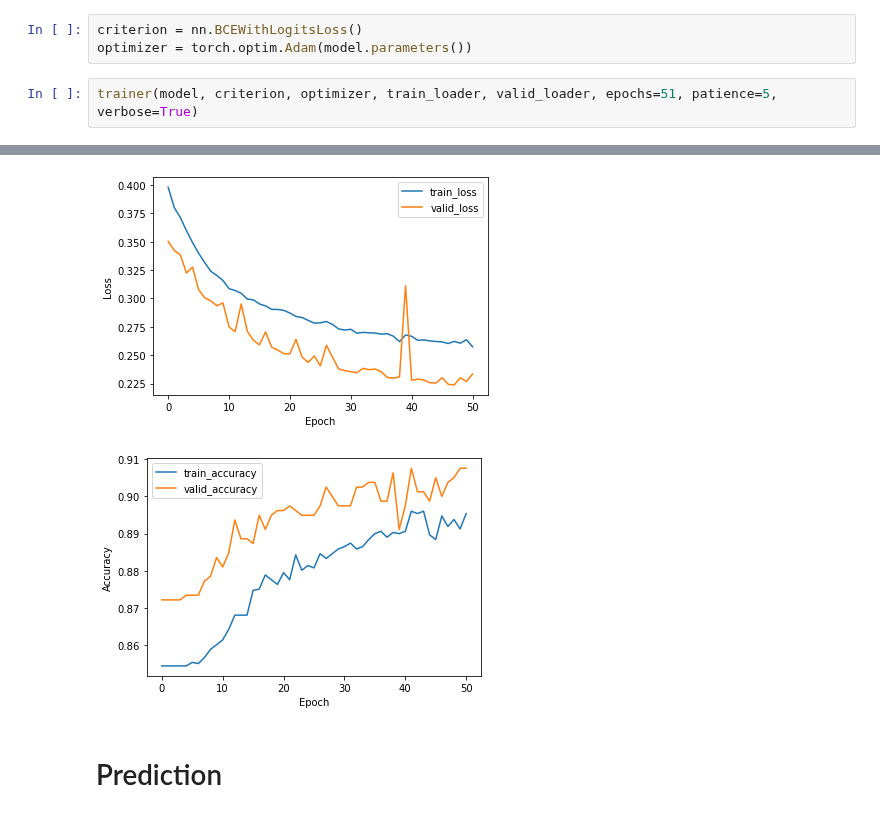
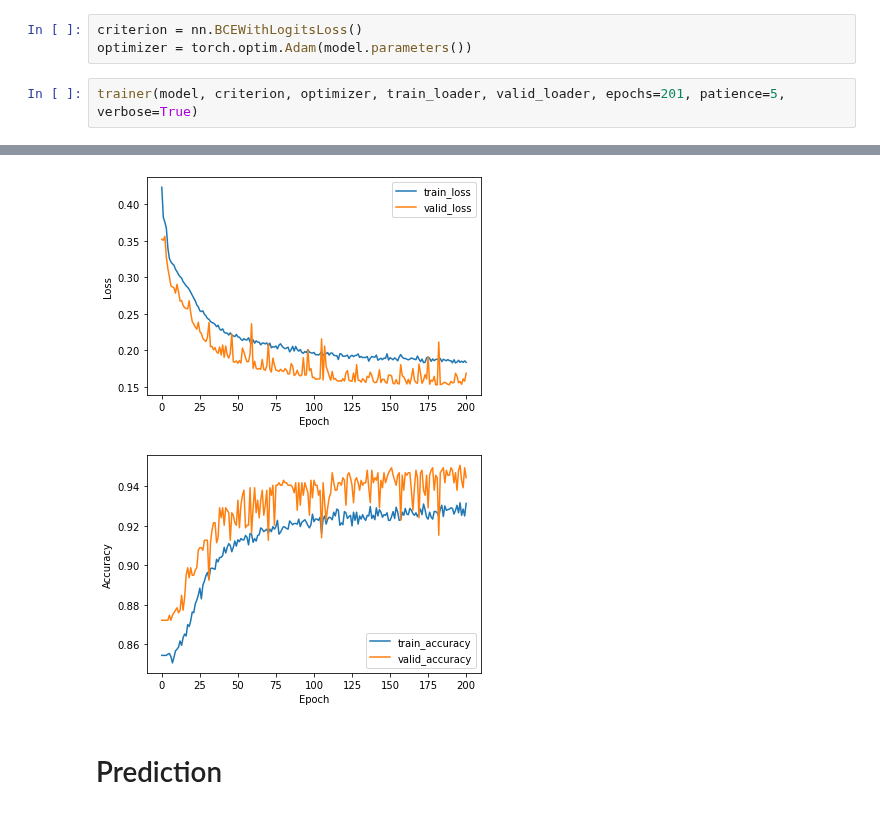
Before and after one commit to johnwslee/Data_Science_Libraries, a Jupyter notebook: PyTorch/binary_classification/normal_tumor_cell_classification.ipynb, the cells around one changed output, grey strips where cells are left out. Saved outputs shown, nothing was run; the diff lists cells and outputs as text.

Commit message:
Simple model done

```diff
--- a/PyTorch/binary_classification/normal_tumor_cell_classification.ipynb
+++ b/PyTorch/binary_classification/normal_tumor_cell_classification.ipynb
@@ -274,5 +274,5 @@ def trainer(model, criterion, optimizer, trainloader, validloader, epochs=5, pat
 criterion = nn.BCEWithLogitsLoss()
 optimizer = torch.optim.Adam(model.parameters())
 # %%
-trainer(model, criterion, optimizer, train_loader, valid_loader, epochs=51, patience=5, verbose=True)
+trainer(model, criterion, optimizer, train_loader, valid_loader, epochs=201, patience=5, verbose=True)
 # %% [output]
@@ -284,7 +294,7 @@ Epoch 50: Train Loss: 0.264. Valid Loss: 0.227. Train Accuracy: 0.89.Valid Accur
 
 Training ended.
-[figure, old version]
+[figure, new version]
-[figure, old version]
+[figure, new version]
 # %% [markdown]
 # Prediction
 # %%
```
Also changed, not shown: parts of 4 cells of this notebook.
